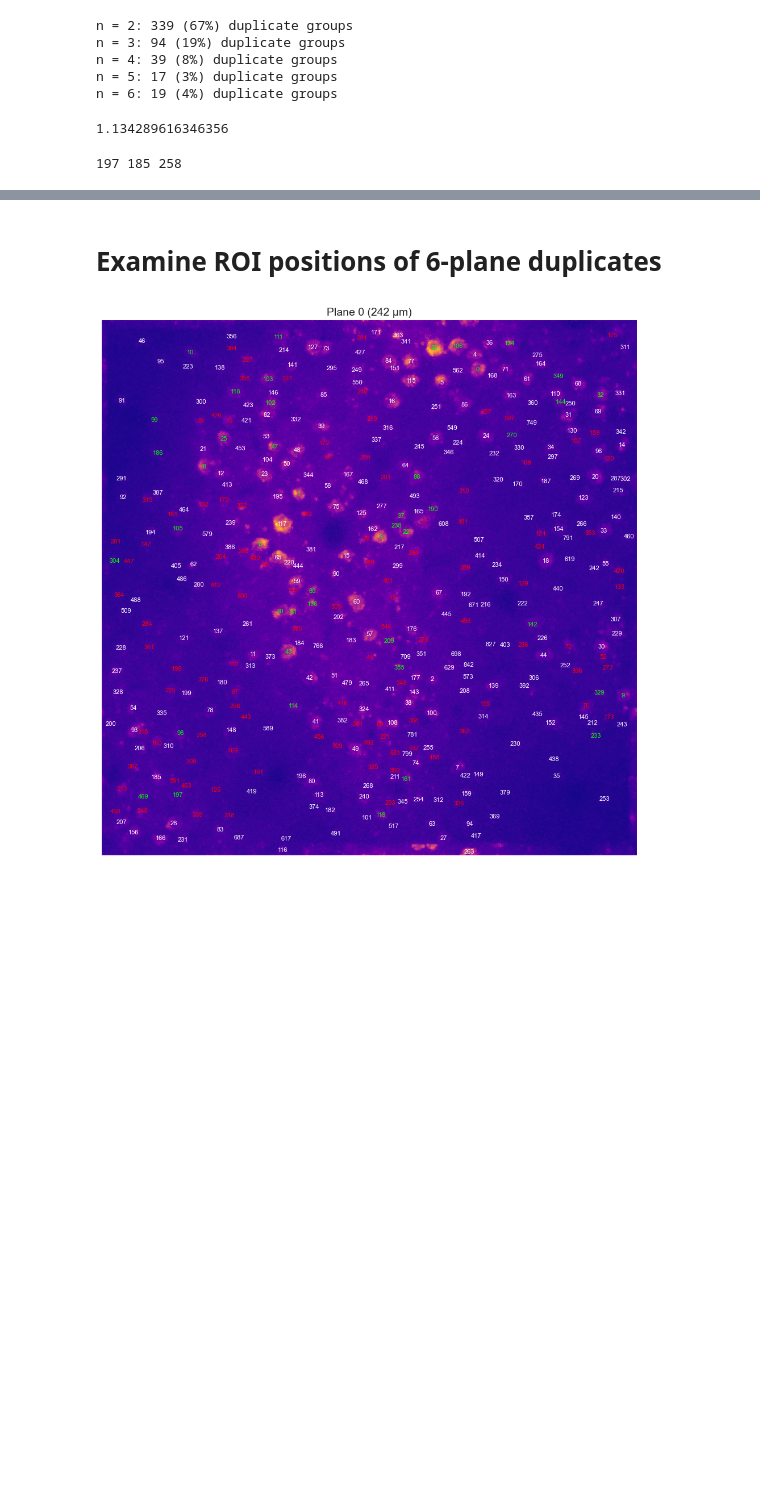
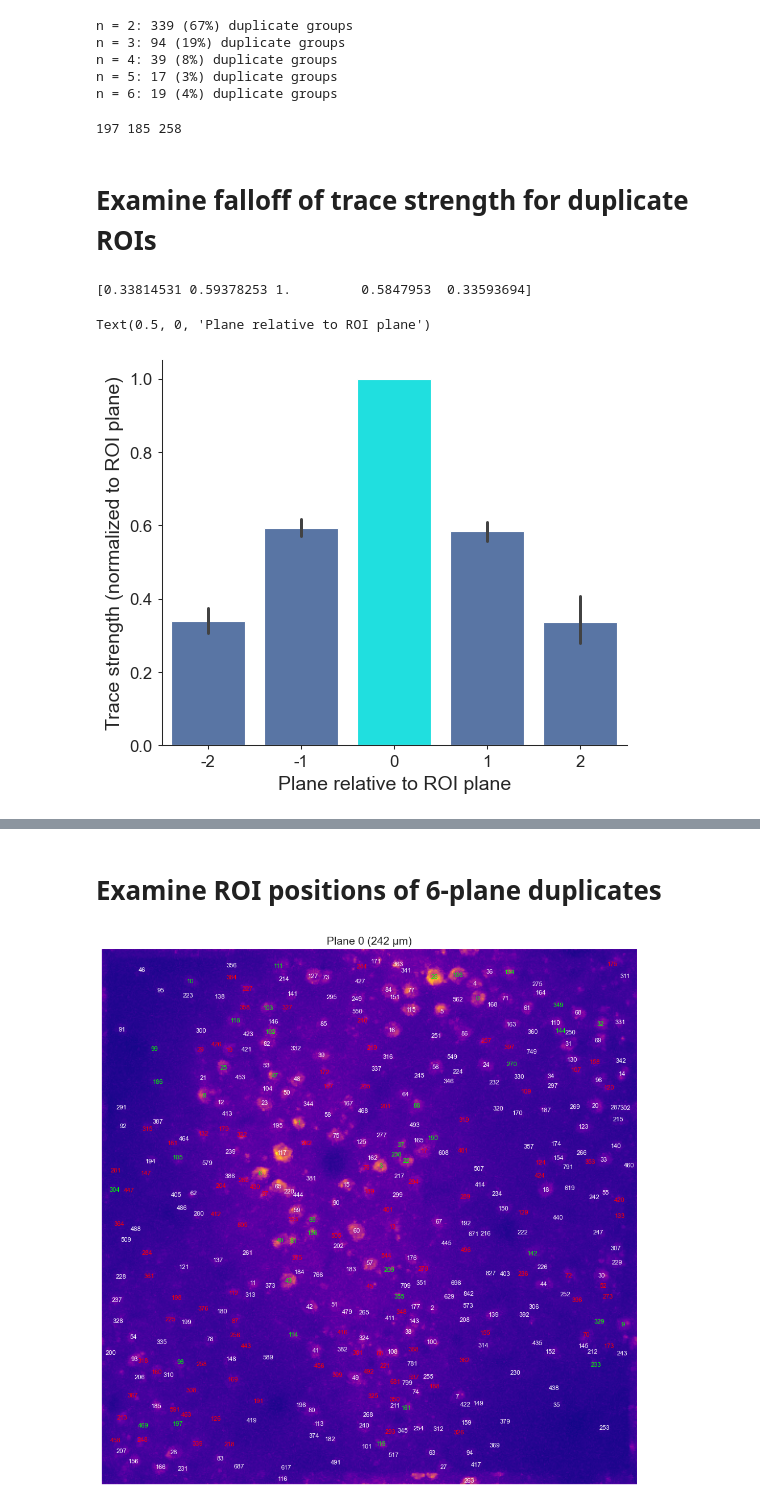
Before and after one commit to AllenInstitute/allen_v1dd, a Jupyter notebook: chase/analysis_notebooks/2023-04-27_2p-duplicates.ipynb, the cells around one changed output, grey strips where cells are left out. Drawn from its saved outputs; the diff is of its cells as text; code cells hidden in the pictures; blank space fills up the shorter version.

Commit message:
Upload 2p duplicates notebook

```diff
--- a/chase/analysis_notebooks/2023-04-27_2p-duplicates.ipynb
+++ b/chase/analysis_notebooks/2023-04-27_2p-duplicates.ipynb
@@ -35,7 +31,0 @@ should_compare_matrix.shape
-# %%
-roi_valid_matrix = np.outer(session.is_roi_valid(0), session.is_roi_valid(1))
-roi_valid_matrix
-
-for i, valid_i in enumerate(session.is_roi_valid(0)):
-    for j, valid_j in enumerate(session.is_roi_valid(1)):
-        assert roi_valid_matrix[i, j] == (valid_i and valid_j)
@@ -110,10 +80,6 @@ n = 3: 94 (19%) duplicate groups
 n = 4: 39 (8%) duplicate groups
 n = 5: 17 (3%) duplicate groups
 n = 6: 19 (4%) duplicate groups
-# %%
-np.quantile(traces_1[8], 0.995)
-# %% [output]
-1.134289616346356
 # %%
 roi_to_best_plane = {} # (plane, roi) -> best_plane
 
@@ -130,3 +96,28 @@ depth = session.get_plane_depth(plane)
 print(x, y, depth)
 # %% [output]
 197 185 258
+# %% [markdown]
+# Examine falloff of trace strength for duplicate ROIs
+# %%
+plane_span_width = 2
+plane_strengths = np.full((len(dups), 2*plane_span_width+1), np.nan)
+
+for i, dup_set in enumerate(dups):
+    best_plane, best_roi = dup_set[0]
+
+    for p, r in dup_set:
+        if abs(p - best_plane) <= plane_span_width:
+            plane_strengths[i, plane_span_width + best_plane - p] = trace_strength[p][r]
+
+plane_strengths = plane_strengths / plane_strengths[:, [plane_span_width]]
+print(np.nanmean(plane_strengths, axis=0))
+
+fig, ax = plt.subplots(figsize=(6, 5))
+sns.barplot(plane_strengths, palette=["b", "b", "aqua", "b", "b"], ax=ax)
+ax.set_ylabel("Trace strength (normalized to ROI plane)")
+ax.set_xticklabels(range(-plane_span_width, plane_span_width+1))
+ax.set_xlabel("Plane relative to ROI plane")
+# %% [output]
+[0.33814531 0.59378253 1.         0.5847953  0.33593694]
+Text(0.5, 0, 'Plane relative to ROI plane')
+[figure, added]
```
Also changed, not shown: parts of 5 cells of this notebook.
